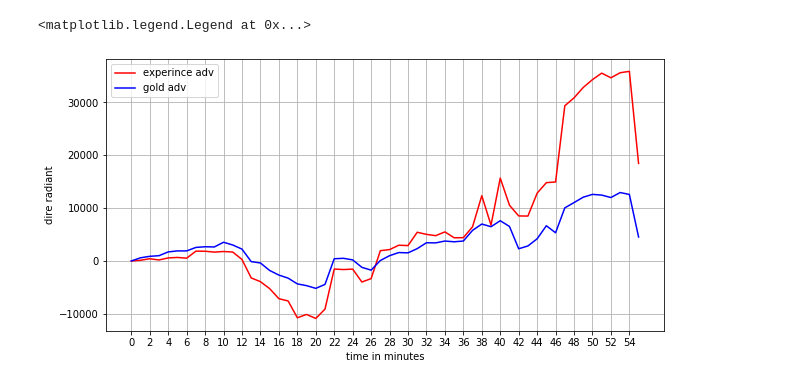
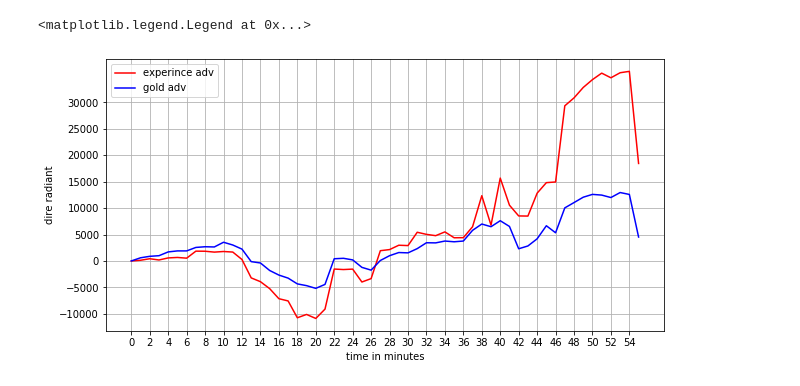
Before and after one commit to MishaTitov/DotaVisual, a Jupyter notebook: match/MatchAnalysis.ipynb, the cells around one changed output. Cells and saved outputs as stored; diff of their text form; code cells hidden in the pictures.

Commit message:
Update file jupyter notebook
Add some description, add helper function for building graphs

```diff
--- a/match/MatchAnalysis.ipynb
+++ b/match/MatchAnalysis.ipynb
@@ -1,35 +8,27 @@
 # %%
 import numpy as np
 import pandas as pd
 import json
 import matplotlib.pyplot as plt
 
 file = open("match.json",)
 data = json.load(file)
 file.close()
 
 y_gold = np.array(data["radiant_gold_adv"])
 y_xp = np.array(data["radiant_xp_adv"])
-# print(data["radiant_gold_adv"])
-# print(data["radiant_xp_adv"])
-
 x = np.arange(0, y_xp.size)
-# for i in x:
-#     print(i)
-
-# df = pd.DataFrame(data={"gold_adv": y_gold, "xp_adv": y_xp, "time": x})
-# print(df)
-
 
 fig = plt.figure(figsize=(10, 5))
 ax = fig.add_subplot(1,1,1)
 ax.plot(x, y_xp, color="red", label="experince adv")
 ax.plot(x, y_gold, color="blue", label="gold adv")
 ax.grid()
 ax.set_xticks(np.arange(np.min(x), np.max(x), 2))
+ax.set_yticks(np.arange(-10000, 35000, 5000))
 ax.set_xlabel("time in minutes")
 ax.set_ylabel("dire radiant")
 ax.legend()
 # %% [output]
 <matplotlib.legend.Legend at 0x...>
-[figure, old version]
+[figure, new version]
```
Also changed, not shown: parts of 6 cells of this notebook.
